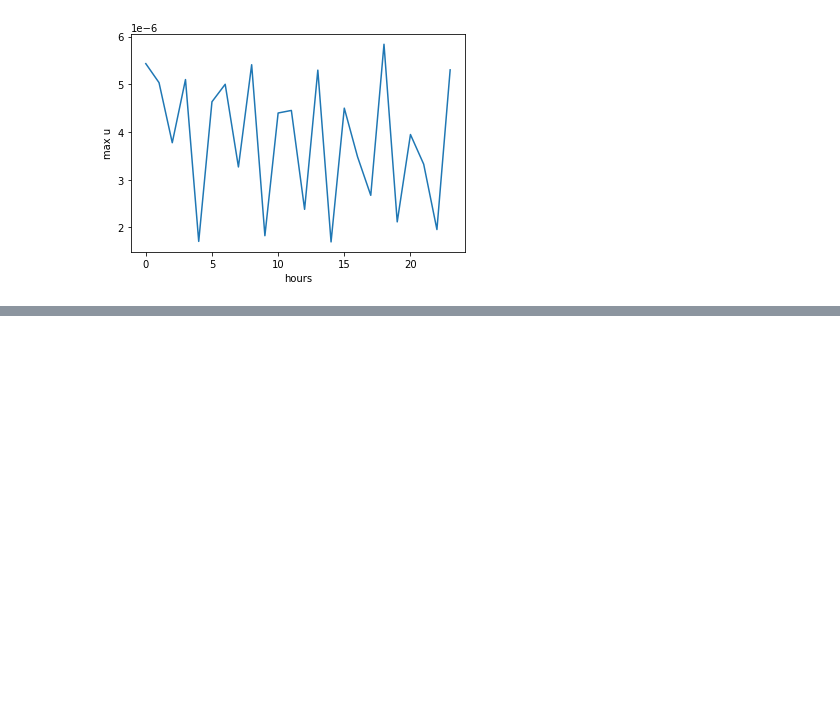
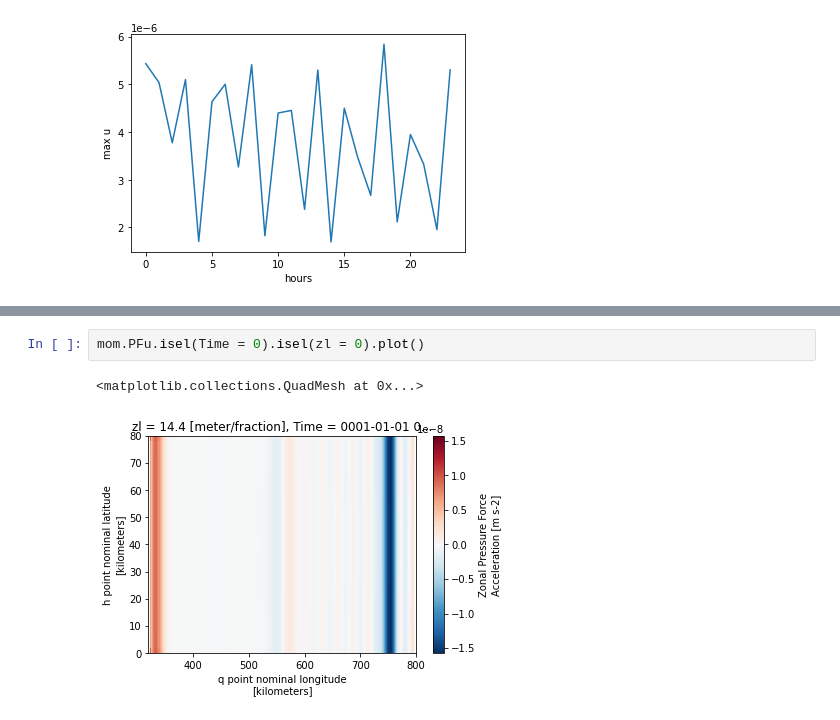
Before and after one commit to claireyung/simple_shelf_salt_bug, a Jupyter notebook: Seamount TS.ipynb, the cells around one changed output, grey strips where cells are left out. Saved outputs shown, nothing was run; the diff lists cells and outputs as text; blank space fills up the shorter version.

```diff
--- a/Seamount TS.ipynb
+++ b/Seamount TS.ipynb
@@ -129,0 +149,5 @@ Max u is much smaller, but strange sprurious velocity pattern.
+# %%
+mom.PFu.isel(Time = 0).isel(zl = 0).plot()
+# %% [output]
+<matplotlib.collections.QuadMesh at 0x...>
+[figure, added]
```
Also changed, not shown: parts of 12 cells of this notebook, 14 other files.
